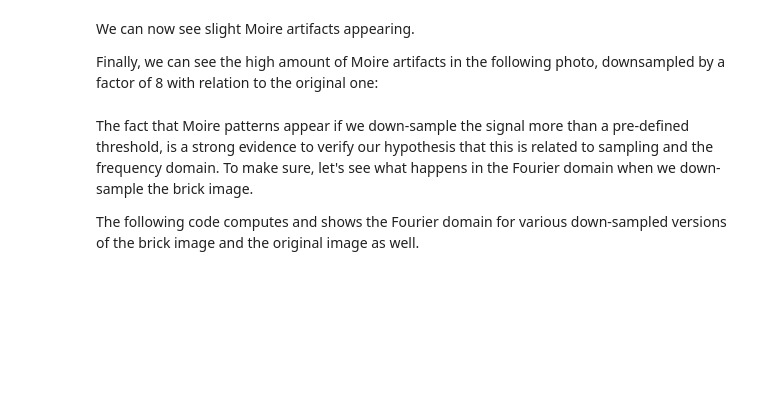
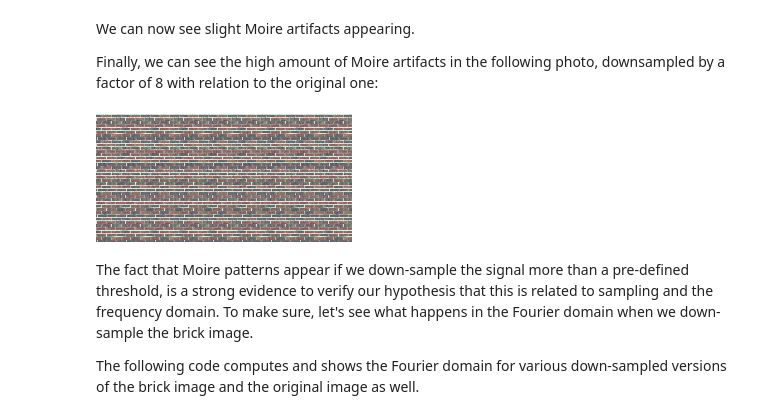
Before and after one commit to LCAV/SignalsOfTheDay, a Jupyter notebook: MOIRE/Untitled0.ipynb, the cells around one changed output. Cells and saved outputs as stored; diff of their text form; code cells hidden in the pictures; blank space fills up the shorter version.

```diff
--- a/MOIRE/Untitled0.ipynb
+++ b/MOIRE/Untitled0.ipynb
@@ -36,7 +68,9 @@ We can now see slight Moire artifacts appearing.
 Finally, we can see the high amount of Moire artifacts in the following photo, downsampled by a factor of 8 with relation to the original one:
 # %%
 im8=im.resize((im4.size[0]/2,im4.size[1]/2));
-im8.show();
+im8
+# %% [output]
+[figure, added]
 # %% [markdown]
 The fact that Moire patterns appear if we down-sample the signal more than a pre-defined threshold, is a strong evidence to verify our hypothesis that this is related to sampling and the frequency domain. To make sure, let's see what happens in the Fourier domain when we down-sample the brick image.
 
```
Also changed, not shown: parts of 15 cells of this notebook.
